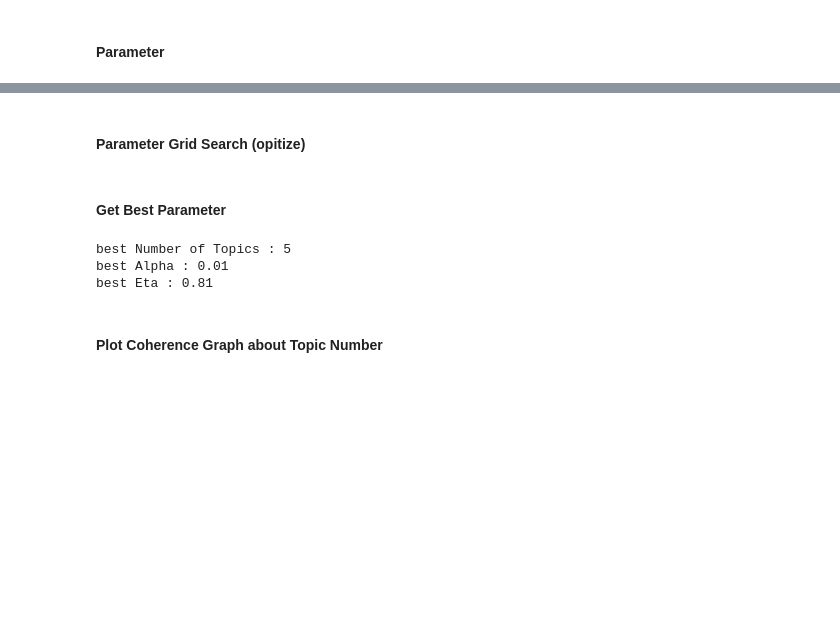
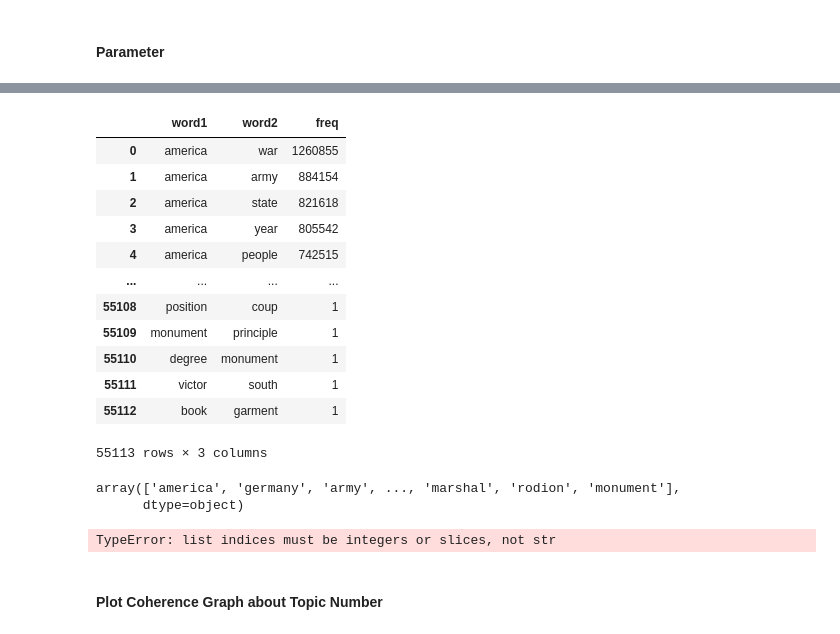
Before and after one commit to MartinusChoi/Text-Mining-Project, a Jupyter notebook: Analysis-Chosun.ipynb, the cells around one changed output, grey strips where cells are left out. Saved outputs shown, nothing was run; the diff lists cells and outputs as text; code cells hidden in the pictures; blank space fills up the shorter version.

```diff
--- a/Analysis-Chosun.ipynb
+++ b/Analysis-Chosun.ipynb
@@ -201,5 +79,3 @@ class BestLDAPram:
-# %% [markdown]
-#### Parameter Grid Search (opitize)
 # %%
 lda_param = BestLDAPram(data=all, random_state=random_state)
 # %%
@@ -212,18 +88,34 @@ param_grid = {
     'alpha' : alpha,
     'eta' : eta
 }
+# %%
+df = pd.read_csv('word-pair-freq-noun.csv')
+# %%
+df
+# %% [output]
+|  | word1 | word2 | freq |
+| 0 | america | war | 1260855 |
+| 1 | america | army | 884154 |
+| 2 | america | state | 821618 |
+| 3 | america | year | 805542 |
+| 4 | america | people | 742515 |
+| ... | ... | ... | ... |
+| 55108 | position | coup | 1 |
+| 55109 | monument | principle | 1 |
+| 55110 | degree | monument | 1 |
+| 55111 | victor | south | 1 |
+| 55112 | book | garment | 1 |
+55113 rows × 3 columns
+# %%
+param = 'word1'
+df[param].unique()
+# %% [output]
+array(['america', 'germany', 'army', ..., 'marshal', 'rodion', 'monument'],
+      dtype=object)
 # %%
-lda_param.grid_search(param_grid=param_grid)
+lda_param.param_search(param_grid=param_grid)
+# %% [output]
+TypeError: list indices must be integers or slices, not str
-# %% [markdown]
-#### Get Best Parameter
-# %%
-NUM_TOPICS, ALPHA, ETA = lda_param.get_best_params()
-
-print(f"best Number of Topics : {NUM_TOPICS}\nbest Alpha : {ALPHA}\nbest Eta : {ETA}")
-# %% [output]
-best Number of Topics : 5
-best Alpha : 0.01
-best Eta : 0.81
 # %% [markdown]
 #### Plot Coherence Graph about Topic Number
 # %%
```
Also changed, not shown: parts of 18 cells of this notebook, 28 other files.
